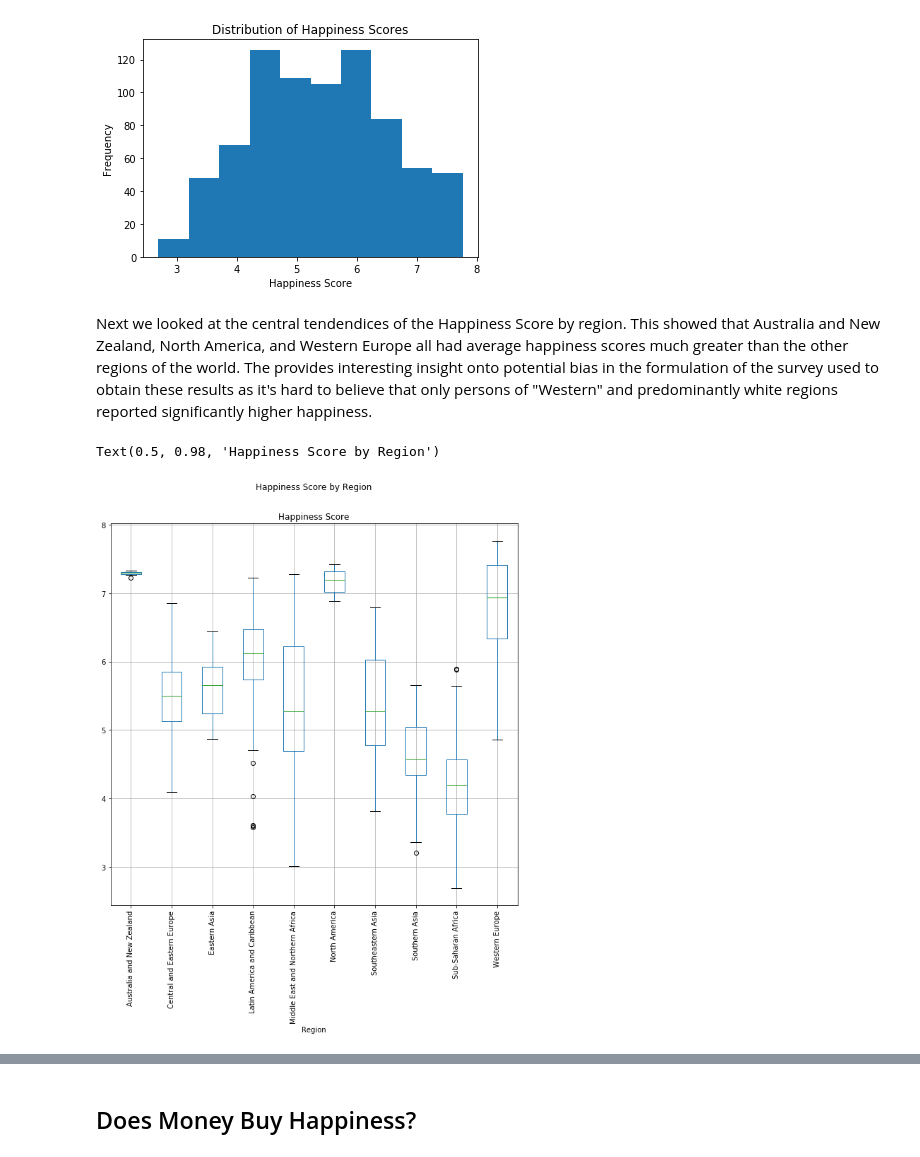
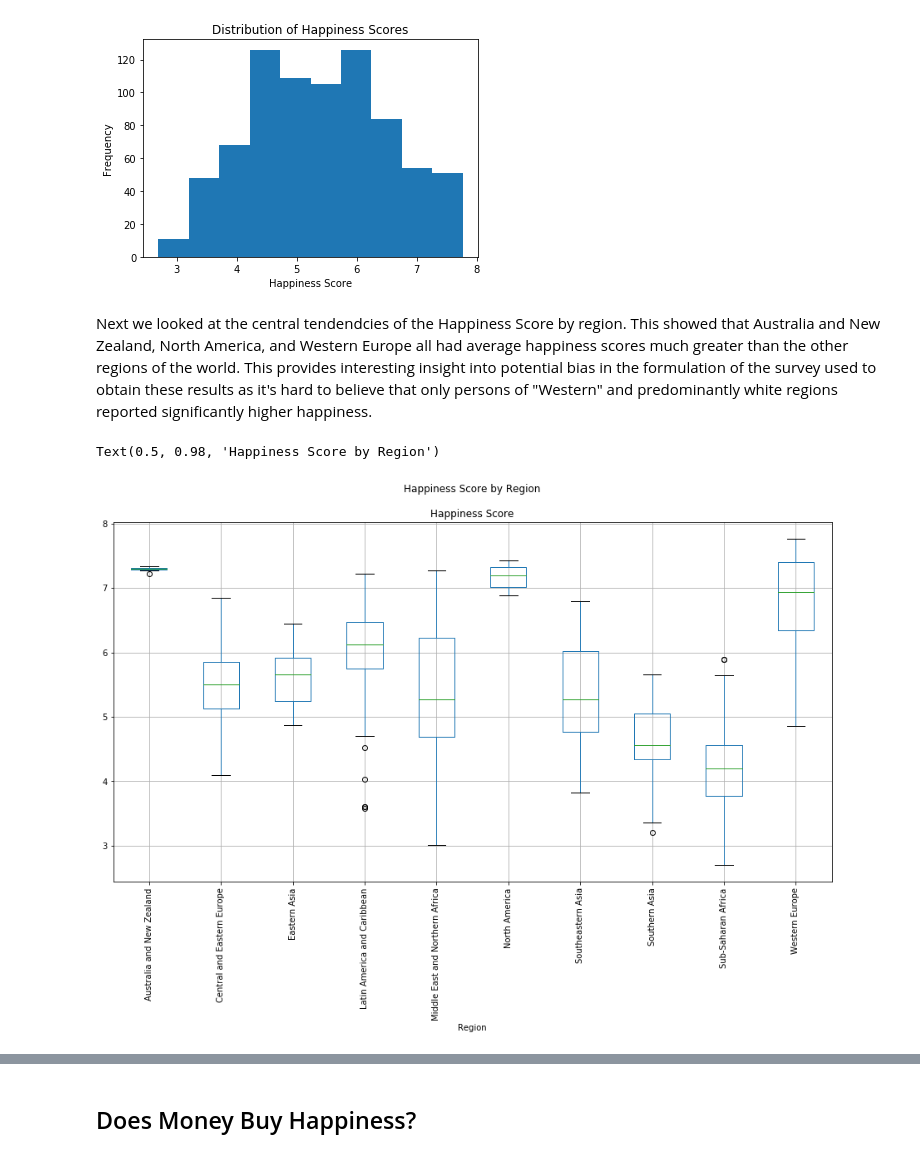
Before and after one commit to lsussman1/DataScienceTutorial, a Jupyter notebook: index.ipynb, the cells around one changed output, grey strips where cells are left out. Saved outputs shown, nothing was run; the diff lists cells and outputs as text; code cells hidden in the pictures.

```diff
--- a/index.ipynb
+++ b/index.ipynb
@@ -150,10 +175,10 @@ ax.set_title("Distribution of Happiness Scores")
 Text(0.5, 1.0, 'Distribution of Happiness Scores')
 [figure]
 # %% [markdown]
-Next we looked at the central tendendices of the Happiness Score by region. This showed that Australia and New Zealand, North America, and Western Europe all had average happiness scores much greater than the other regions of the world. The provides interesting insight onto potential bias in the formulation of the survey used to obtain these results as it's hard to believe that only persons of "Western" and predominantly white regions reported significantly higher happiness.
+Next we looked at the central tendendcies of the Happiness Score by region. This showed that Australia and New Zealand, North America, and Western Europe all had average happiness scores much greater than the other regions of the world. This provides interesting insight into potential bias in the formulation of the survey used to obtain these results as it's hard to believe that only persons of "Western" and predominantly white regions reported significantly higher happiness.
 # %%
-allyears.boxplot(column='Happiness Score', by='Region', rot=90, fontsize=10, figsize=(10,10))
+allyears.boxplot(column='Happiness Score', by='Region', rot=90, fontsize=10, figsize=(15,8))
 plt.suptitle("Happiness Score by Region")
 # %% [output]
 Text(0.5, 0.98, 'Happiness Score by Region')
-[figure, old version]
+[figure, new version]
```
Also changed, not shown: parts of 17 cells of this notebook.
